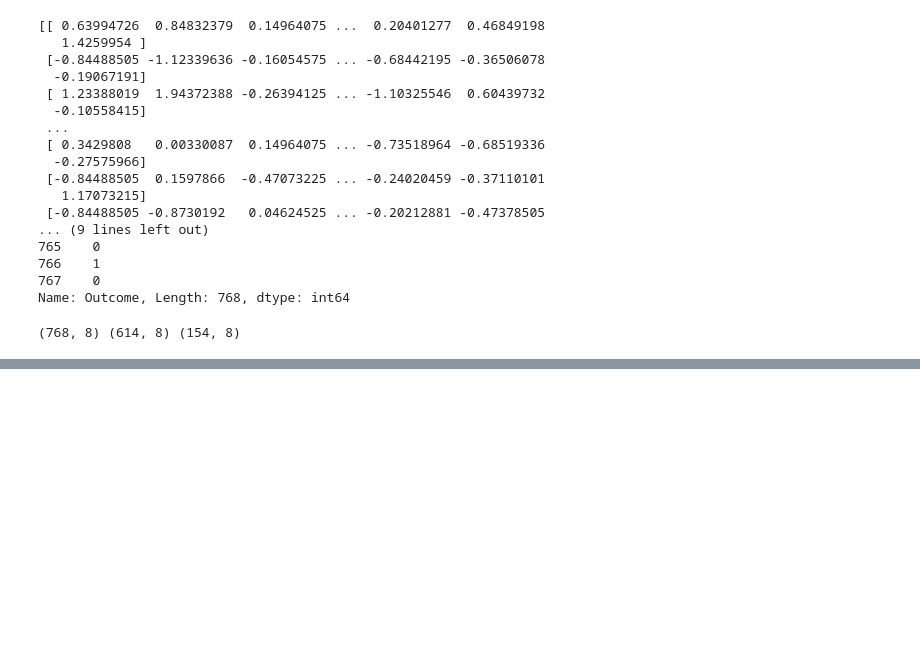
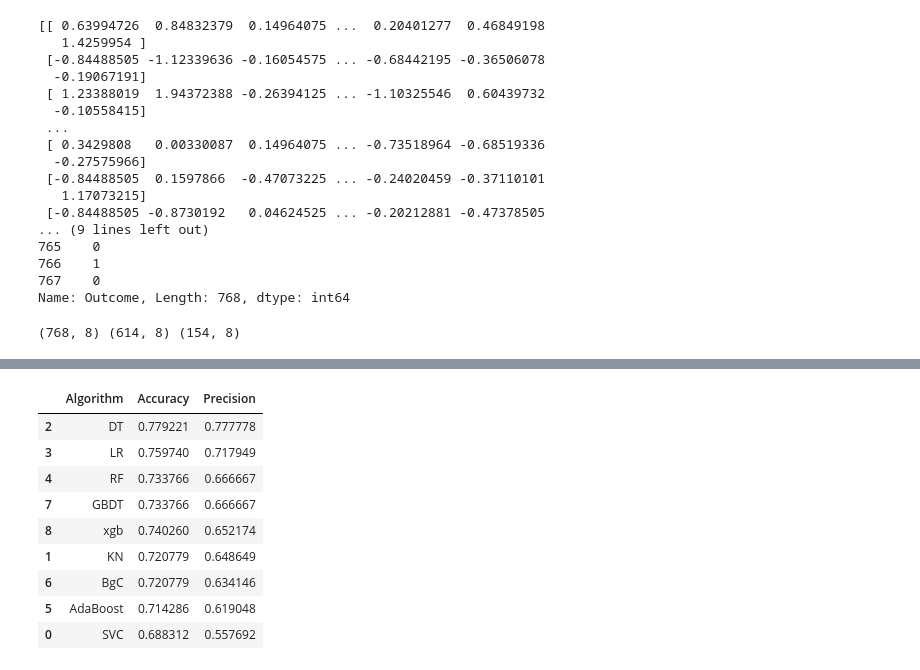
Before and after one commit to 2003Siddhant/Diabetes-Prediction, a Jupyter notebook: Diabetes_Prediction_1.ipynb, the cells around one changed output, grey strips where cells are left out. Cells and saved outputs as stored; diff of their text form; code cells hidden in the pictures; blank space fills up the shorter version.

```diff
--- a/Diabetes_Prediction_1.ipynb
+++ b/Diabetes_Prediction_1.ipynb
@@ -159,0 +205,8 @@ training_data_accuracy = accuracy_score(X_train_prediction, Y_train)
+# %%
+def train_classifier(clf,X_train,Y_train,X_test,Y_test):
+    clf.fit(X_train,Y_train)
+    Y_pred = clf.predict(X_test)
+    accuracy = accuracy_score(Y_test,Y_pred)
+    precision = precision_score(Y_test,Y_pred)
+
+    return accuracy,precision
@@ -159,0 +251,13 @@ training_data_accuracy = accuracy_score(X_train_prediction, Y_train)
+# %%
+performance_df
+# %% [output]
+|  | Algorithm | Accuracy | Precision |
+| 2 | DT | 0.779221 | 0.777778 |
+| 3 | LR | 0.759740 | 0.717949 |
+| 4 | RF | 0.733766 | 0.666667 |
+| 7 | GBDT | 0.733766 | 0.666667 |
+| 8 | xgb | 0.740260 | 0.652174 |
+| 1 | KN | 0.720779 | 0.648649 |
+| 6 | BgC | 0.720779 | 0.634146 |
+| 5 | AdaBoost | 0.714286 | 0.619048 |
+| 0 | SVC | 0.688312 | 0.557692 |
```
Also changed, not shown: parts of 17 cells of this notebook.
